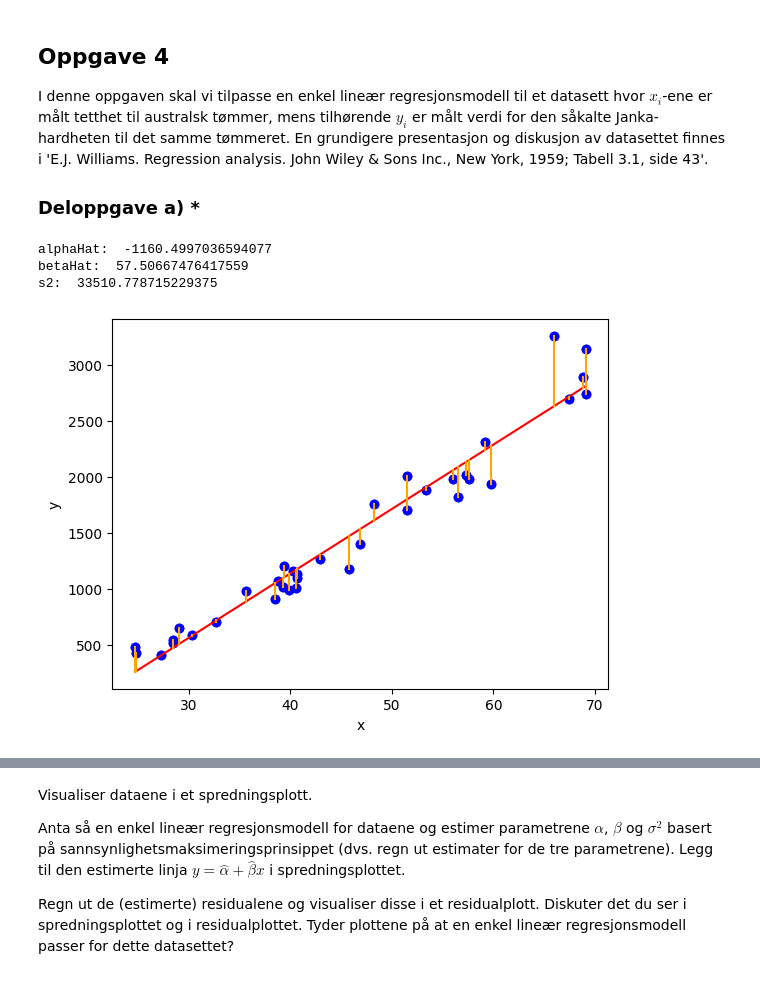
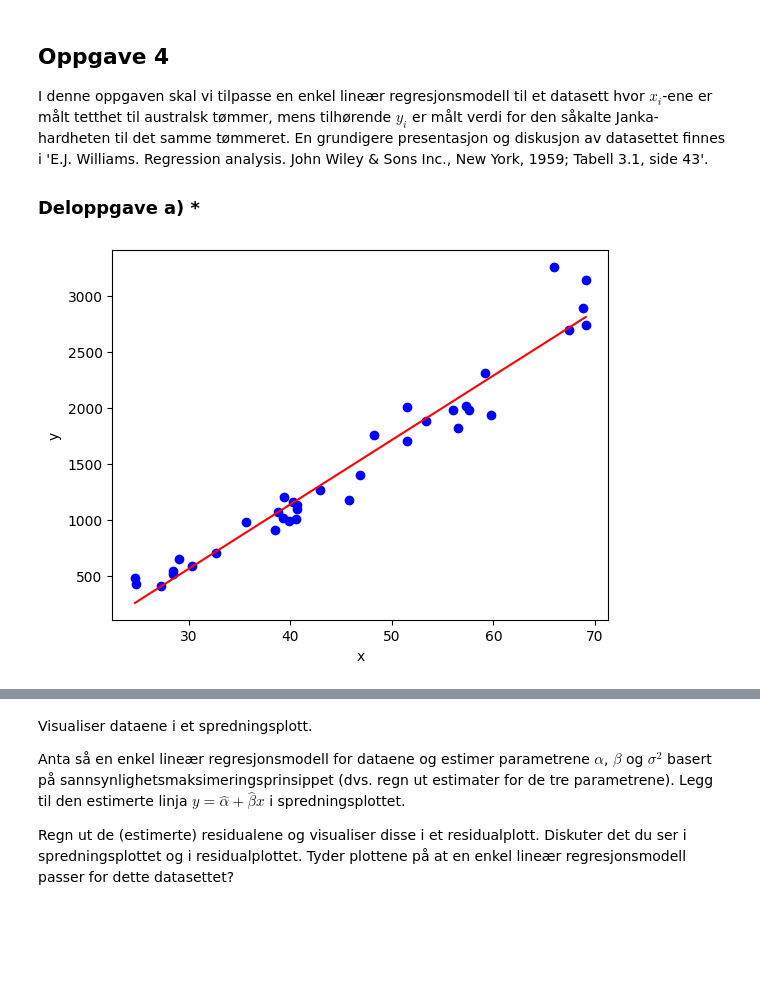
Before and after one commit to erikbohne/TMA4245_Statistics, a Jupyter notebook: pset6/innlevering6.ipynb, the cells around one changed output, grey strips where cells are left out. Cells and saved outputs as stored; diff of their text form; code cells hidden in the pictures; blank space fills up the shorter version.

```diff
--- a/pset6/innlevering6.ipynb
+++ b/pset6/innlevering6.ipynb
@@ -263,45 +263,19 @@ I denne oppgaven skal vi tilpasse en enkel lineær regresjonsmodell til et datas
 # %%
 import numpy as np
 from scipy.stats import norm
 import matplotlib.pyplot as plt
 
 x = np.array([24.7,24.8,27.3,28.4,28.4,29.0,30.3,32.7,35.6,38.5,38.8,39.3,39.4,39.9,40.3,40.6,40.7,40.7,
               42.9,45.8,46.9,48.2,51.5,51.5,53.4,56.0,56.5,57.3,57.6,59.2,59.8,66.0,67.4,68.8,69.1,69.1])
 y = np.array([484,427,413,517,549,648,587,704,979,914,1070,1020,1210,989,1160,1010,1100,1130,1270,1180,
               1400,1760,1710,2010,1880,1980,1820,2020,1980,2310,1940,3260,2700,2890,2740,3140])
 
-
-plt.plot(x,y,'bo')
-plt.xlabel('x')
-plt.ylabel('y')
-
-
-def estimerELR(x,y):
-    #Beregner gjennomsnitt
-    xStrek = np.mean(x)
-    yStrek = np.mean(y)
-    #Estimater for parametere
-    betaHat = np.sum((x-xStrek)*y)/np.sum((x-xStrek)**2)
-    alphaHat = yStrek - betaHat * xStrek
-    S2 = np.sum((y-(alphaHat+betaHat*x))**2)/(len(x)-2)
-    #Returnerer resultatet i en liste
-    return [alphaHat,betaHat,S2]
-
 paramHat = estimerELR(x,y)
-print('alphaHat: ',paramHat[0])
-print('betaHat: ',paramHat[1])
-print('s2: ',paramHat[2])
 
 plt.plot(x,y,'bo')
 plt.plot(x,paramHat[0]+paramHat[1]*x,'r')
-for i in range(len(x)):
-    plt.plot([x[i],x[i]],[y[i],paramHat[0]+paramHat[1]*x[i]],'orange')
-
 plt.xlabel('x')
 plt.ylabel('y')
 plt.show()
 # %% [output]
-alphaHat:  -1160.4997036594077
-betaHat:  57.50667476417559
-s2:  33510.778715229375
-[figure, old version]
+[figure, new version]
```
Also changed, not shown: parts of 4 cells of this notebook, 3 other files.
